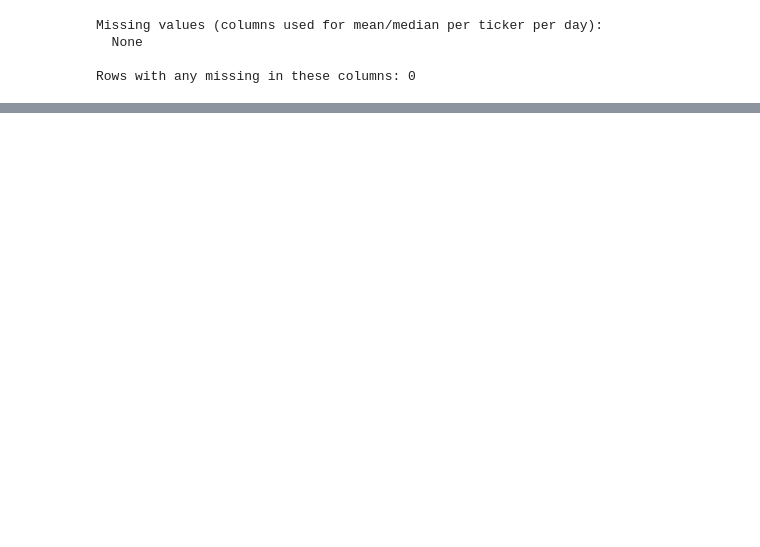
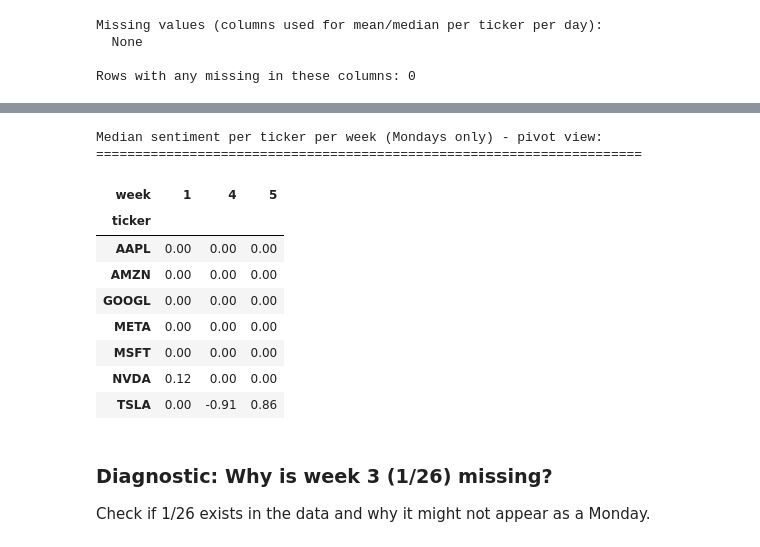
Before and after one commit to Trevor5008/market-sentiment-analysis, a Jupyter notebook: docs/eda/sprint_3/notebooks/price_news_analysis.ipynb, the cells around one changed output, grey strips where cells are left out. Drawn from its saved outputs; the diff is of its cells as text; code cells hidden in the pictures; blank space fills up the shorter version.

```diff
--- a/docs/eda/sprint_3/notebooks/price_news_analysis.ipynb
+++ b/docs/eda/sprint_3/notebooks/price_news_analysis.ipynb
@@ -195,0 +380,23 @@ KeyError: Index(['ticker'], dtype='str')
+# %%
+# Pivot table for median sentiment per ticker (per week)
+weekly_pivot_median = weekly_stats.pivot(index="ticker", columns="week", values="sentiment_median")
+print("Median sentiment per ticker per week (Mondays only) - pivot view:")
+print("=" * 70)
+# Display table
+weekly_pivot_median
+# %% [output]
+Median sentiment per ticker per week (Mondays only) - pivot view:
+======================================================================
+| week | 1 | 4 | 5 |
+| ticker |  |  |  |
+| AAPL | 0.00 | 0.00 | 0.00 |
+| AMZN | 0.00 | 0.00 | 0.00 |
+| GOOGL | 0.00 | 0.00 | 0.00 |
+| META | 0.00 | 0.00 | 0.00 |
+| MSFT | 0.00 | 0.00 | 0.00 |
+| NVDA | 0.12 | 0.00 | 0.00 |
+| TSLA | 0.00 | -0.91 | 0.86 |
+# %% [markdown]
+### Diagnostic: Why is week 3 (1/26) missing?
+
+Check if 1/26 exists in the data and why it might not appear as a Monday.
```
Also changed, not shown: parts of 16 cells of this notebook, 3 other files.
